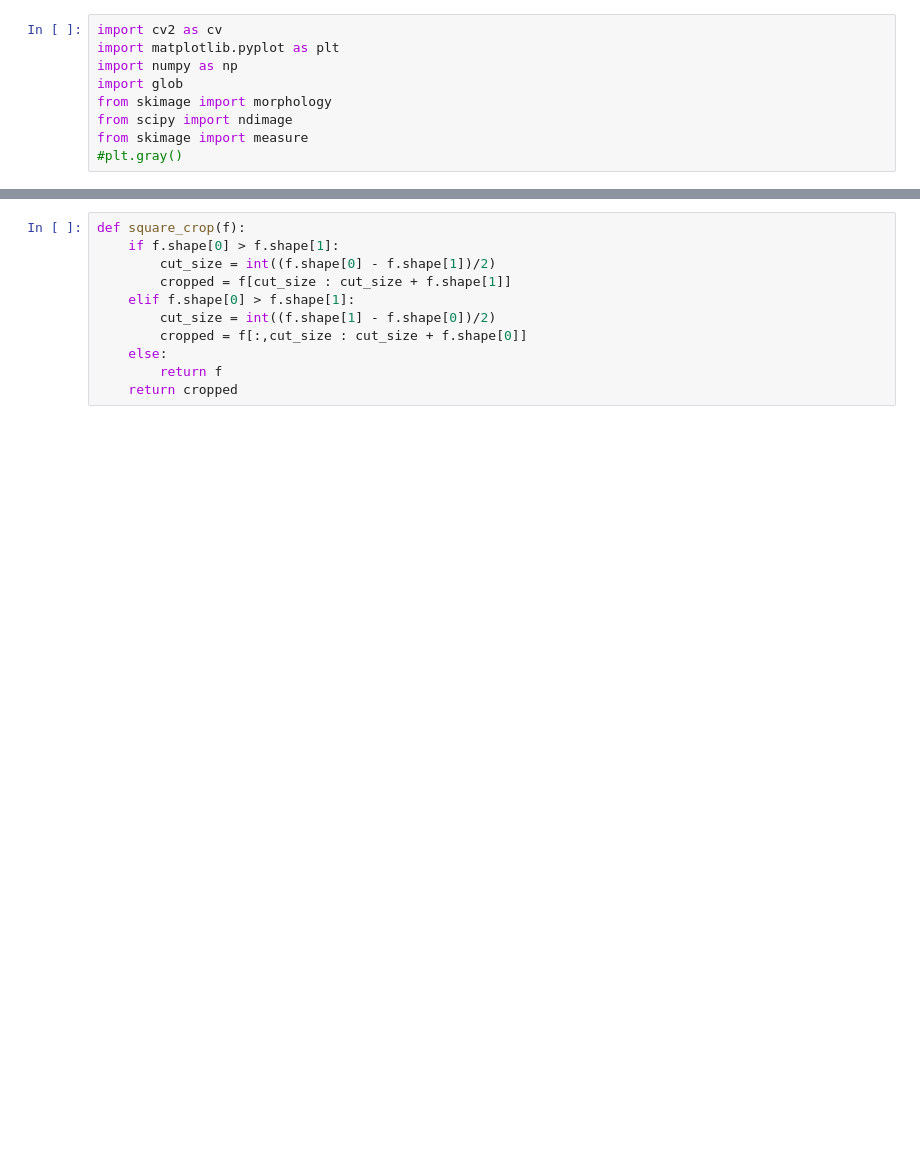
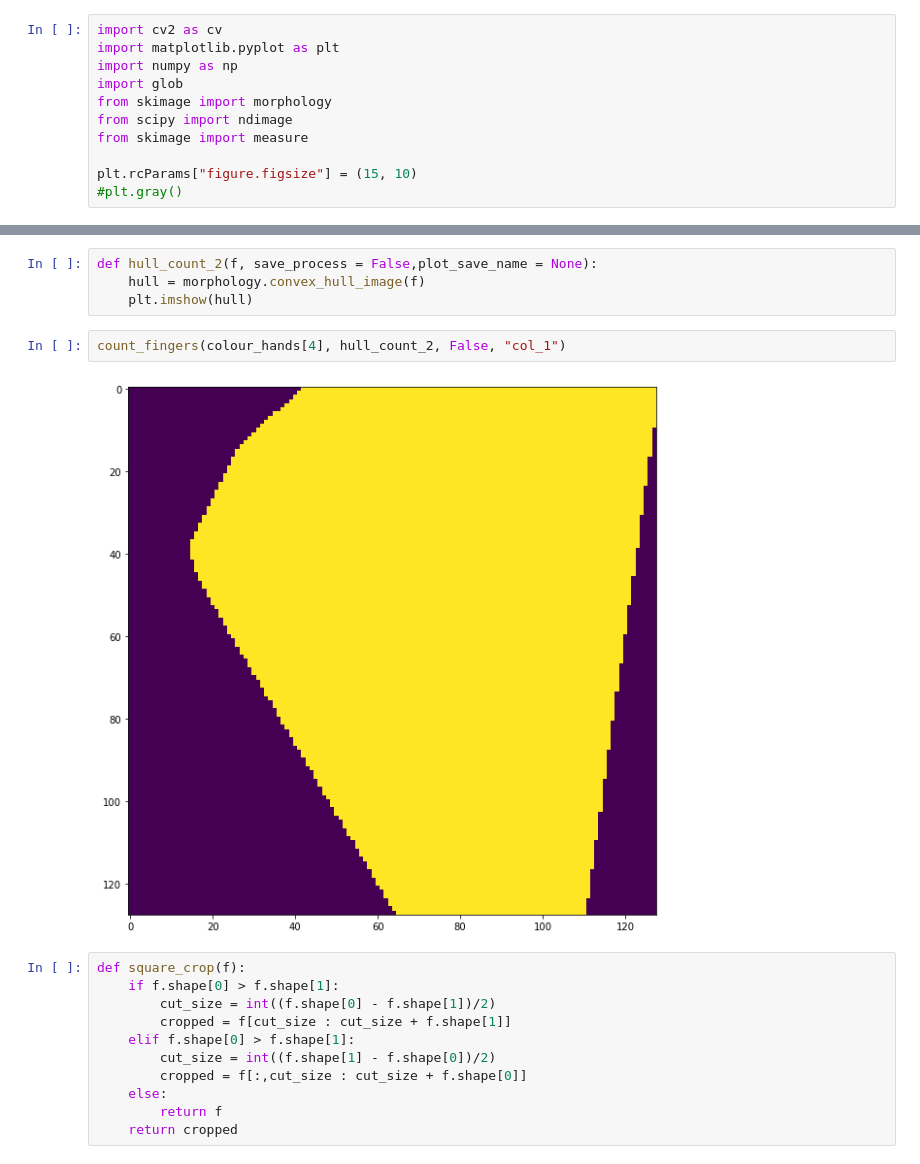
Before and after one commit to ThishenP/finger-counting, a Jupyter notebook: Untitled.ipynb, the cells around one changed output, grey strips where cells are left out. Drawn from its saved outputs; the diff is of its cells as text; blank space fills up the shorter version.

```diff
--- a/Untitled.ipynb
+++ b/Untitled.ipynb
@@ -6,5 +6,7 @@ import glob
 from skimage import morphology
 from scipy import ndimage
 from skimage import measure
+
+plt.rcParams["figure.figsize"] = (15, 10)
 #plt.gray()
 # %%
@@ -35,5 +62,13 @@ def hull_count(f, save_process = False):
 
     return len(defect_lengths[defect_lengths>4500])+1
+# %%
+def hull_count_2(f, save_process = False,plot_save_name = None):
+    hull = morphology.convex_hull_image(f)
+    plt.imshow(hull)
+# %%
+count_fingers(colour_hands[4], hull_count_2, False, "col_1")
+# %% [output]
+[figure, added]
 # %%
 def square_crop(f):
     if f.shape[0] > f.shape[1]:
```
Also changed, not shown: parts of 8 cells of this notebook.
